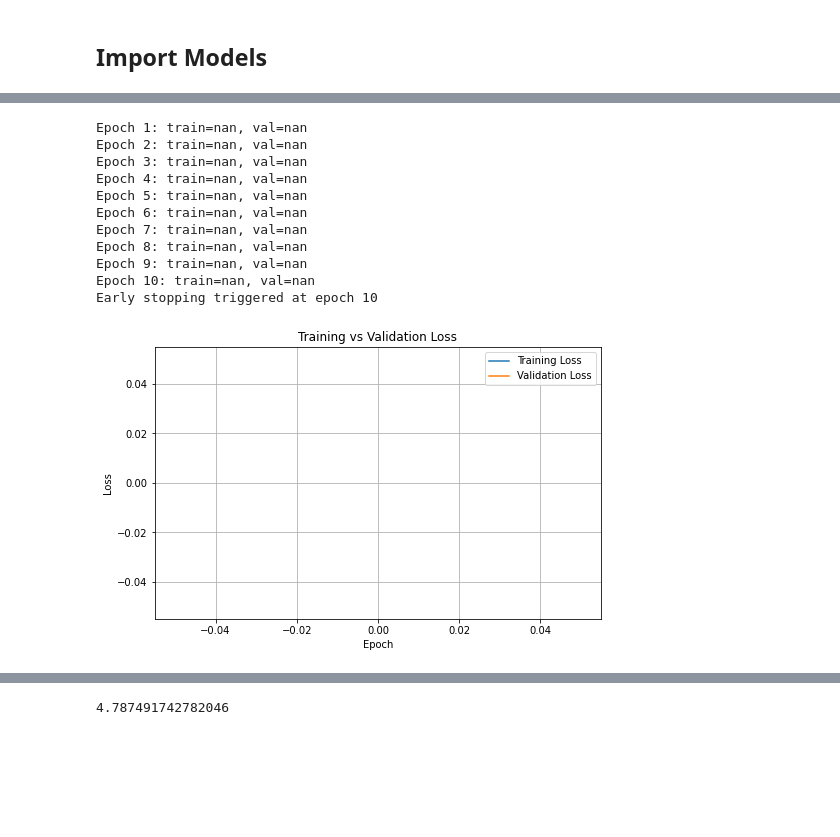
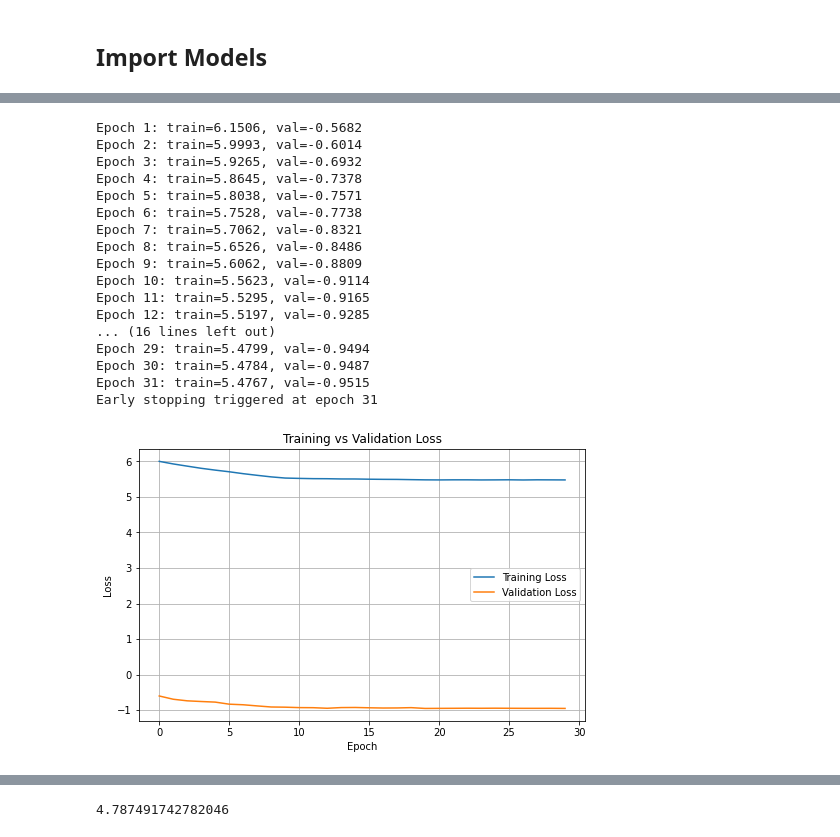
Before and after one commit to matthbatt/Deep-learning-gravitational-lensing, a Jupyter notebook: result.ipynb, the cells around one changed output, grey strips where cells are left out. Cells and saved outputs as stored; diff of their text form; code cells hidden in the pictures; blank space fills up the shorter version.

Commit message:
add BNN plots

```diff
--- a/result.ipynb
+++ b/result.ipynb
@@ -319,24 +317,30 @@ Train_model = Trainer(model = model,
                       scheduler_coef = 0.1
 )
 # %%
-Train_model.run_bayes(epochs = 20,
+Train_model.run_bayes(epochs = 40,
                 training_set = train_loader,
                 validation_set = val_loader,
-                kl_weight = 1e-6, # Weights for the kullback-Leibler divergence
+                kl_weight = 1e-3, # Weights for the kullback-Leibler divergence
                MC_samples = 30 # Number of samples to estimate the epistemic uncertainty
                      )
 # %% [output]
-Epoch 1: train=nan, val=nan
-Epoch 2: train=nan, val=nan
-Epoch 3: train=nan, val=nan
-Epoch 4: train=nan, val=nan
-Epoch 5: train=nan, val=nan
-Epoch 6: train=nan, val=nan
-Epoch 7: train=nan, val=nan
-Epoch 8: train=nan, val=nan
-Epoch 9: train=nan, val=nan
-Epoch 10: train=nan, val=nan
-Early stopping triggered at epoch 10
+Epoch 1: train=6.1506, val=-0.5682
+Epoch 2: train=5.9993, val=-0.6014
+Epoch 3: train=5.9265, val=-0.6932
+Epoch 4: train=5.8645, val=-0.7378
+Epoch 5: train=5.8038, val=-0.7571
+Epoch 6: train=5.7528, val=-0.7738
+Epoch 7: train=5.7062, val=-0.8321
+Epoch 8: train=5.6526, val=-0.8486
+Epoch 9: train=5.6062, val=-0.8809
+Epoch 10: train=5.5623, val=-0.9114
+Epoch 11: train=5.5295, val=-0.9165
+Epoch 12: train=5.5197, val=-0.9285
+... (16 lines left out)
+Epoch 29: train=5.4799, val=-0.9494
+Epoch 30: train=5.4784, val=-0.9487
+Epoch 31: train=5.4767, val=-0.9515
+Early stopping triggered at epoch 31
 # %%
 import torch
 import torch.nn as nn
@@ -356,13 +360,13 @@ train_losses = checkpoint["train_losses"]
 val_losses = checkpoint["val_losses"]
 # %%
 plt.figure(figsize=(8,5))
-plt.plot(train_losses, label="Training Loss")
-plt.plot(val_losses, label="Validation Loss")
+plt.plot(train_losses[1:], label="Training Loss")
+plt.plot(val_losses[1:], label="Validation Loss")
 plt.xlabel("Epoch")
 plt.ylabel("Loss")
 plt.title("Training vs Validation Loss")
 plt.legend()
 plt.grid(True)
 plt.show()
 # %% [output]
-[figure, old version]
+[figure, new version]
```
Also changed, not shown: parts of 14 cells of this notebook, 2 other files.
